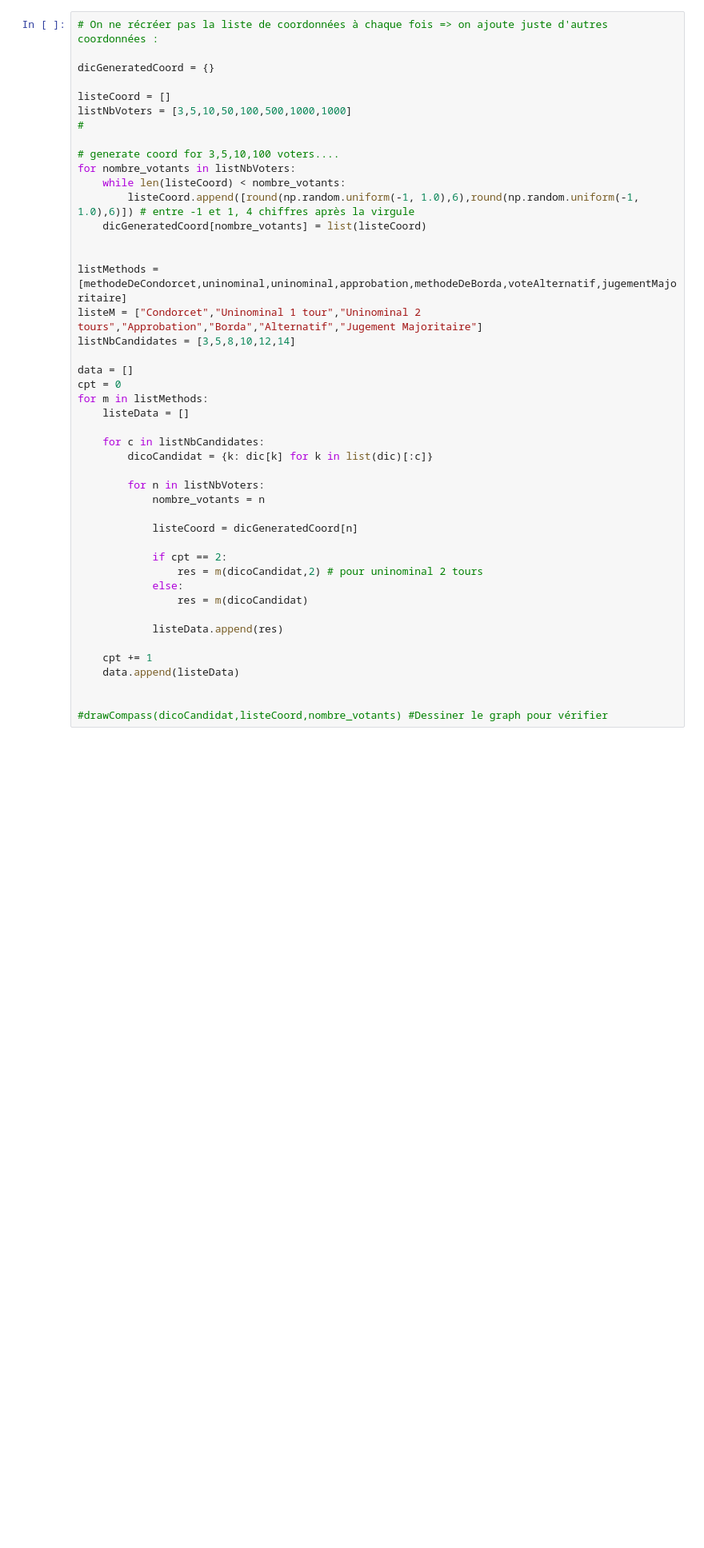
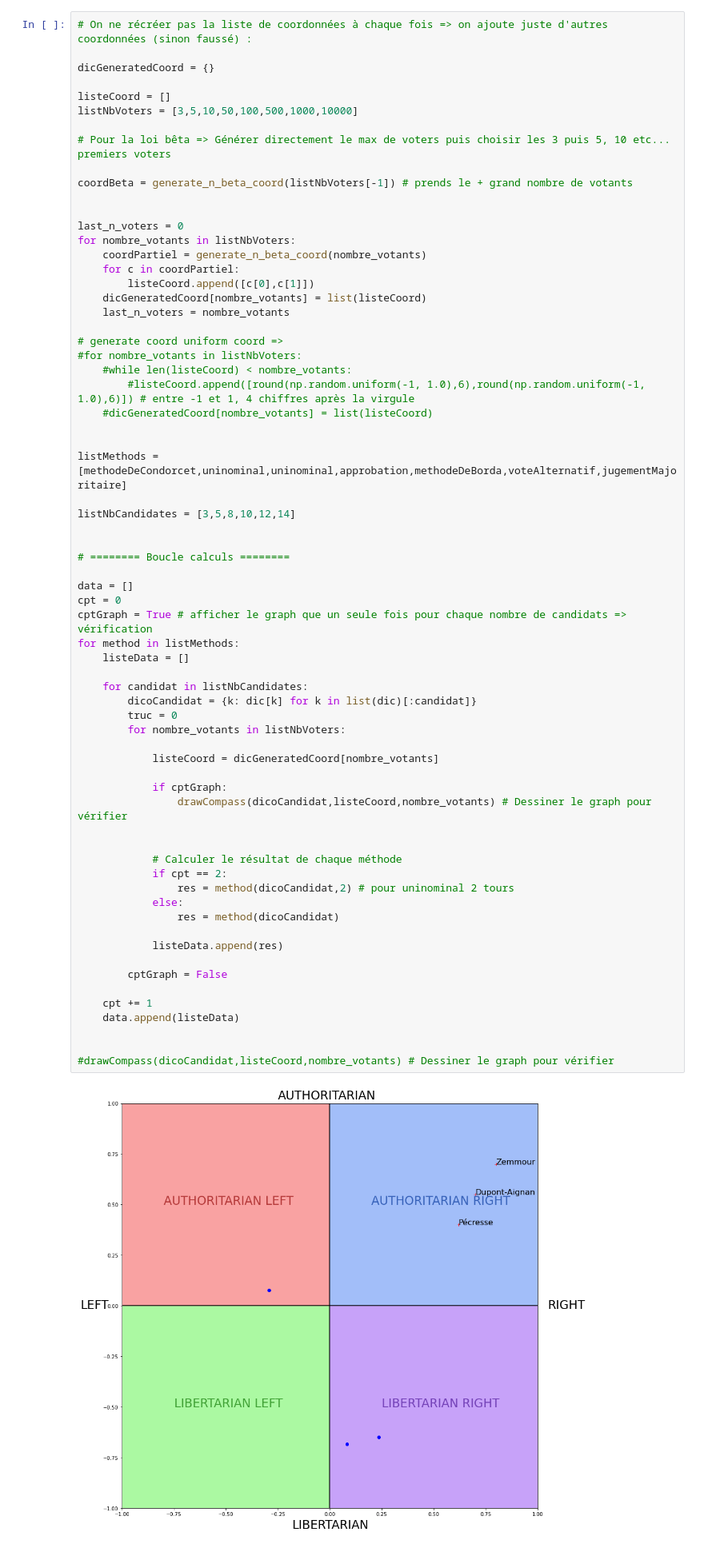
Before and after one commit to Naghan1132/Comparison-of-winners-of-elections-with-different-voting-methods, a Jupyter notebook: recherche.ipynb, the cells around one changed output. Shown at 80% size. Drawn from its saved outputs; the diff is of its cells as text; blank space fills up the shorter version.

```diff
--- a/recherche.ipynb
+++ b/recherche.ipynb
@@ -774,47 +740,71 @@ else:
     #print("Le jugement majoritaire élit le vainqueur de Condorcet (",winnerDeCondorcet,")")
     pass
 # %%
-# On ne récréer pas la liste de coordonnées à chaque fois => on ajoute juste d'autres coordonnées :
+# On ne récréer pas la liste de coordonnées à chaque fois => on ajoute juste d'autres coordonnées (sinon faussé) :
 
 dicGeneratedCoord = {}
 
 listeCoord = []
-listNbVoters = [3,5,10,50,100,500,1000,1000]
-#
+listNbVoters = [3,5,10,50,100,500,1000,10000]
 
-# generate coord for 3,5,10,100 voters....
+# Pour la loi bêta => Générer directement le max de voters puis choisir les 3 puis 5, 10 etc... premiers voters
+
+coordBeta = generate_n_beta_coord(listNbVoters[-1]) # prends le + grand nombre de votants
+
+
+last_n_voters = 0
 for nombre_votants in listNbVoters:
-    while len(listeCoord) < nombre_votants:
-        listeCoord.append([round(np.random.uniform(-1, 1.0),6),round(np.random.uniform(-1, 1.0),6)]) # entre -1 et 1, 4 chiffres après la virgule
+    coordPartiel = generate_n_beta_coord(nombre_votants)
+    for c in coordPartiel:
+        listeCoord.append([c[0],c[1]])
     dicGeneratedCoord[nombre_votants] = list(listeCoord)
+    last_n_voters = nombre_votants
+
+# generate coord uniform coord =>
+#for nombre_votants in listNbVoters:
+    #while len(listeCoord) < nombre_votants:
+        #listeCoord.append([round(np.random.uniform(-1, 1.0),6),round(np.random.uniform(-1, 1.0),6)]) # entre -1 et 1, 4 chiffres après la virgule
+    #dicGeneratedCoord[nombre_votants] = list(listeCoord)
 
 
 listMethods = [methodeDeCondorcet,uninominal,uninominal,approbation,methodeDeBorda,voteAlternatif,jugementMajoritaire]
-listeM = ["Condorcet","Uninominal 1 tour","Uninominal 2 tours","Approbation","Borda","Alternatif","Jugement Majoritaire"]
+
 listNbCandidates = [3,5,8,10,12,14]
+
+
+# ======== Boucle calculs ========
 
 data = []
 cpt = 0
-for m in listMethods:
+cptGraph = True # afficher le graph que un seule fois pour chaque nombre de candidats => vérification
+for method in listMethods:
     listeData = []
 
-    for c in listNbCandidates:
-        dicoCandidat = {k: dic[k] for k in list(dic)[:c]}
+    for candidat in listNbCandidates:
+        dicoCandidat = {k: dic[k] for k in list(dic)[:candidat]}
+        truc = 0
+        for nombre_votants in listNbVoters:
 
-        for n in listNbVoters:
-            nombre_votants = n
+            listeCoord = dicGeneratedCoord[nombre_votants]
 
-            listeCoord = dicGeneratedCoord[n]
+            if cptGraph:
+                drawCompass(dicoCandidat,listeCoord,nombre_votants) # Dessiner le graph pour vérifier
 
+
+            # Calculer le résultat de chaque méthode
             if cpt == 2:
-                res = m(dicoCandidat,2) # pour uninominal 2 tours
+                res = method(dicoCandidat,2) # pour uninominal 2 tours
             else:
-                res = m(dicoCandidat)
+                res = method(dicoCandidat)
 
             listeData.append(res)
+
+        cptGraph = False
 
     cpt += 1
     data.append(listeData)
 
 
-#drawCompass(dicoCandidat,listeCoord,nombre_votants) #Dessiner le graph pour vérifier
+#drawCompass(dicoCandidat,listeCoord,nombre_votants) # Dessiner le graph pour vérifier
+# %% [output]
+[figure, added]
```
Also changed, not shown: parts of 13 cells of this notebook, 1 other file.
